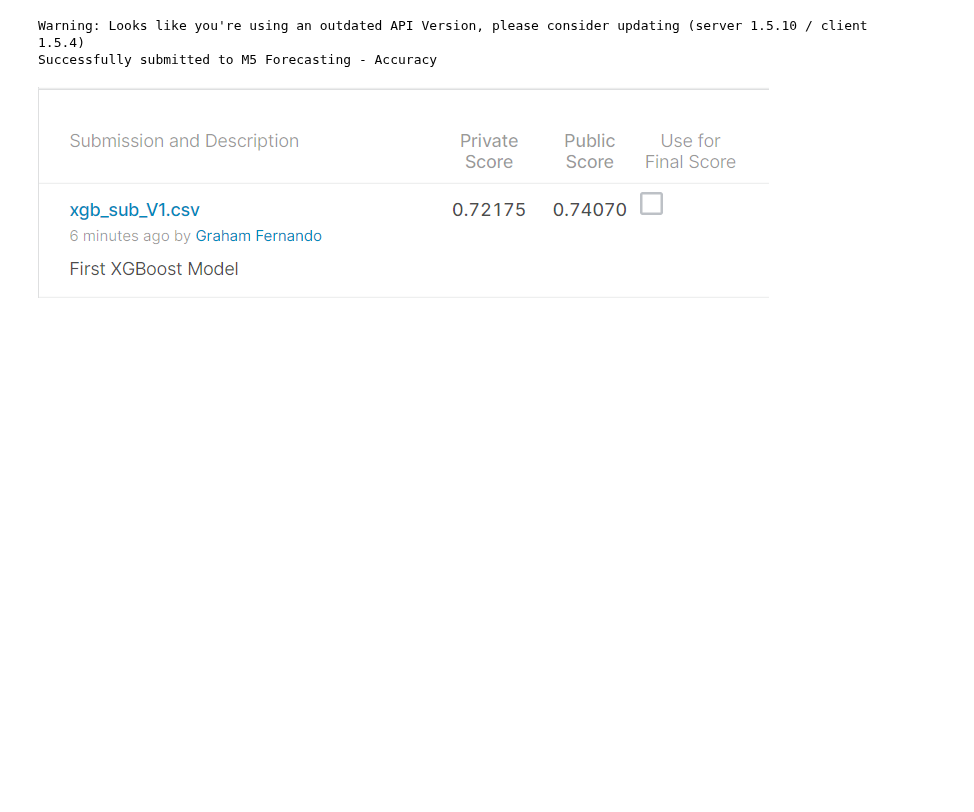
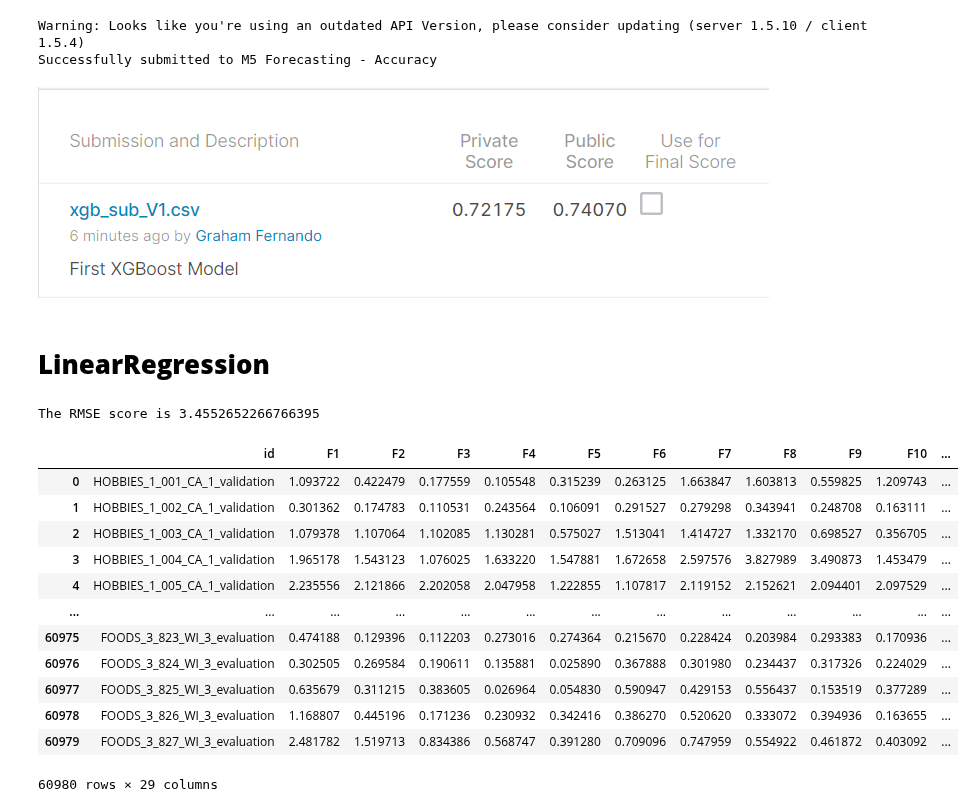
Before and after one commit to vence-andersen/M5-Forecasting-Accuracy, a Jupyter notebook: models.ipynb, the cells around one changed output. Drawn from its saved outputs; the diff is of its cells as text; code cells hidden in the pictures; blank space fills up the shorter version.

```diff
--- a/models.ipynb
+++ b/models.ipynb
@@ -75,7 +29,5 @@ data.head(2)
 |  | id | item_id | dept_id | cat_id | store_id | state_id | day | demand | wm_yr_wk | wday | month | ... |
 | 30490000 | 14370 | 1437 | 3 | 1 | 0 | 0 | 1001 | 2 | 11339 | 7 | 10 | ... |
 | 30490001 | 14380 | 1438 | 3 | 1 | 0 | 0 | 1001 | 0 | 11339 | 7 | 10 | ... |
-# %%
-data.drop(['rolling_median_5','rolling_median_7','rolling_median_28','rolling_median_56'],axis=1, inplace=True)
 # %% [markdown]
 # **Train, Test, Cross Validation for the model**
@@ -432,3 +370,47 @@ Warning: Looks like you're using an outdated API Version, please consider updati
 Successfully submitted to M5 Forecasting - Accuracy
 # %% [markdown]
 ![image.png](embedded-picture-1)
+# %% [markdown]
+# **LinearRegression**
+# %%
+model = LinearRegression(n_jobs=-1)
+model.fit(X_train,y_train)
+y_pred = model.predict(X_val)
+rmse = mse(y_val,y_pred)
+print(f"The RMSE score is {rmse}")
+# %% [output]
+The RMSE score is 3.4552652266766395
+# %%
+# Now we are predicting the values for teh X_val and X_test for the submission
+
+pred_val_array  = model.predict(X_val)
+pred_test_array  = model.predict(X_test)
+
+pred_val_array = np.reshape(pred_val_array, (-1, 28),order = 'F')
+pred_test_array = np.reshape(pred_test_array, (-1, 28),order = 'F')
+# %%
+sub = pd.read_csv("sample_submission.csv")
+sub_1 = sub.iloc[:30490,:]
+sub_2 = sub.iloc[30490:,:]
+f_cols = sub.columns[1:]
+
+for i in range(len(f_cols)):
+    sub_1[f_cols[i]] = pred_val_array[:,i]
+    sub_2[f_cols[i]] = pred_test_array[:,i]
+
+sub = pd.concat([sub_1,sub_2])
+sub
+# %% [output]
+|  | id | F1 | F2 | F3 | F4 | F5 | F6 | F7 | F8 | F9 | F10 | ... |
+| 0 | HOBBIES_1_001_CA_1_validation | 1.093722 | 0.422479 | 0.177559 | 0.105548 | 0.315239 | 0.263125 | 1.663847 | 1.603813 | 0.559825 | 1.209743 | ... |
+| 1 | HOBBIES_1_002_CA_1_validation | 0.301362 | 0.174783 | 0.110531 | 0.243564 | 0.106091 | 0.291527 | 0.279298 | 0.343941 | 0.248708 | 0.163111 | ... |
+| 2 | HOBBIES_1_003_CA_1_validation | 1.079378 | 1.107064 | 1.102085 | 1.130281 | 0.575027 | 1.513041 | 1.414727 | 1.332170 | 0.698527 | 0.356705 | ... |
+| 3 | HOBBIES_1_004_CA_1_validation | 1.965178 | 1.543123 | 1.076025 | 1.633220 | 1.547881 | 1.672658 | 2.597576 | 3.827989 | 3.490873 | 1.453479 | ... |
+| 4 | HOBBIES_1_005_CA_1_validation | 2.235556 | 2.121866 | 2.202058 | 2.047958 | 1.222855 | 1.107817 | 2.119152 | 2.152621 | 2.094401 | 2.097529 | ... |
+| ... | ... | ... | ... | ... | ... | ... | ... | ... | ... | ... | ... | ... |
+| 60975 | FOODS_3_823_WI_3_evaluation | 0.474188 | 0.129396 | 0.112203 | 0.273016 | 0.274364 | 0.215670 | 0.228424 | 0.203984 | 0.293383 | 0.170936 | ... |
+| 60976 | FOODS_3_824_WI_3_evaluation | 0.302505 | 0.269584 | 0.190611 | 0.135881 | 0.025890 | 0.367888 | 0.301980 | 0.234437 | 0.317326 | 0.224029 | ... |
+| 60977 | FOODS_3_825_WI_3_evaluation | 0.635679 | 0.311215 | 0.383605 | 0.026964 | 0.054830 | 0.590947 | 0.429153 | 0.556437 | 0.153519 | 0.377289 | ... |
+| 60978 | FOODS_3_826_WI_3_evaluation | 1.168807 | 0.445196 | 0.171236 | 0.230932 | 0.342416 | 0.386270 | 0.520620 | 0.333072 | 0.394936 | 0.163655 | ... |
+| 60979 | FOODS_3_827_WI_3_evaluation | 2.481782 | 1.519713 | 0.834386 | 0.568747 | 0.391280 | 0.709096 | 0.747959 | 0.554922 | 0.461872 | 0.403092 | ... |
+60980 rows × 29 columns
```
Also changed, not shown: parts of 46 cells of this notebook.
